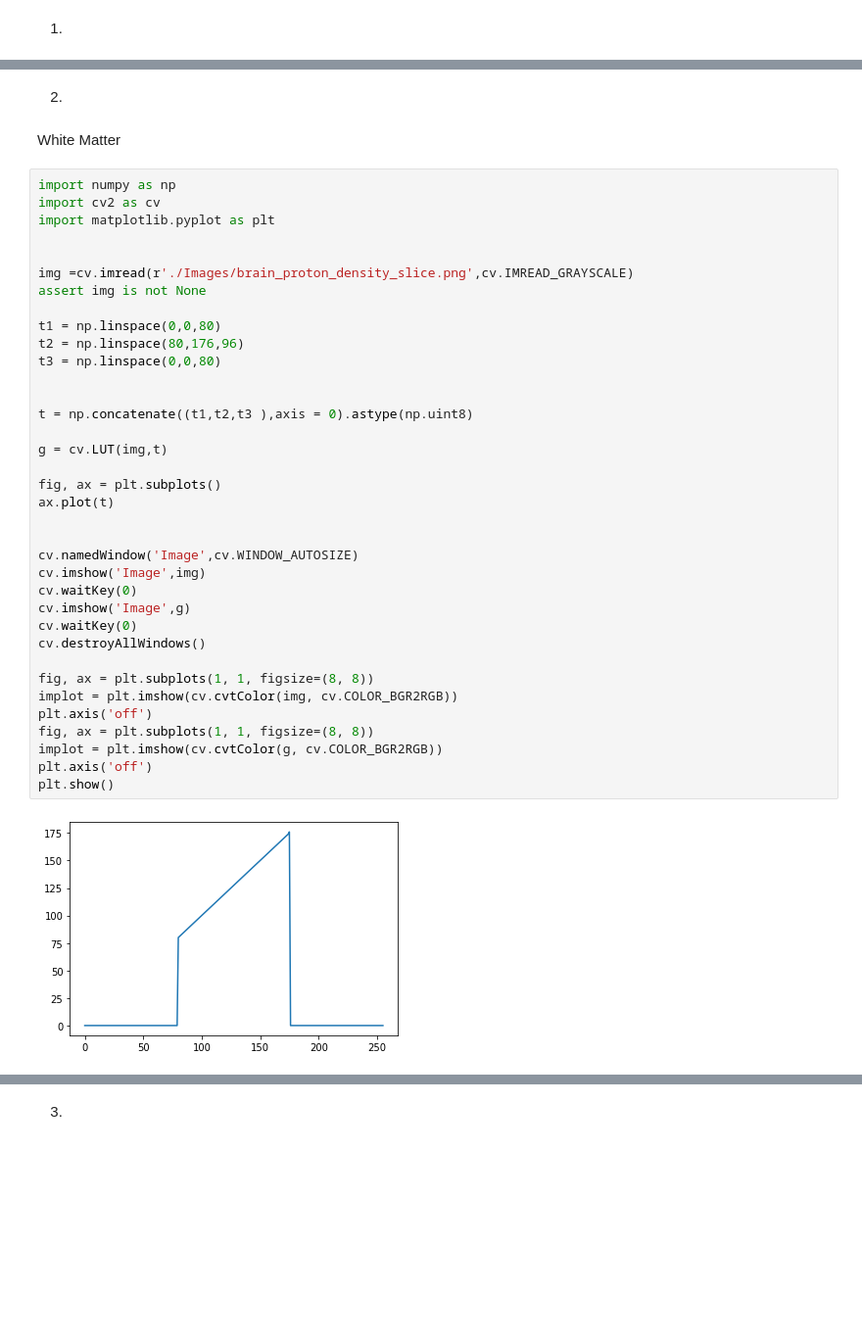
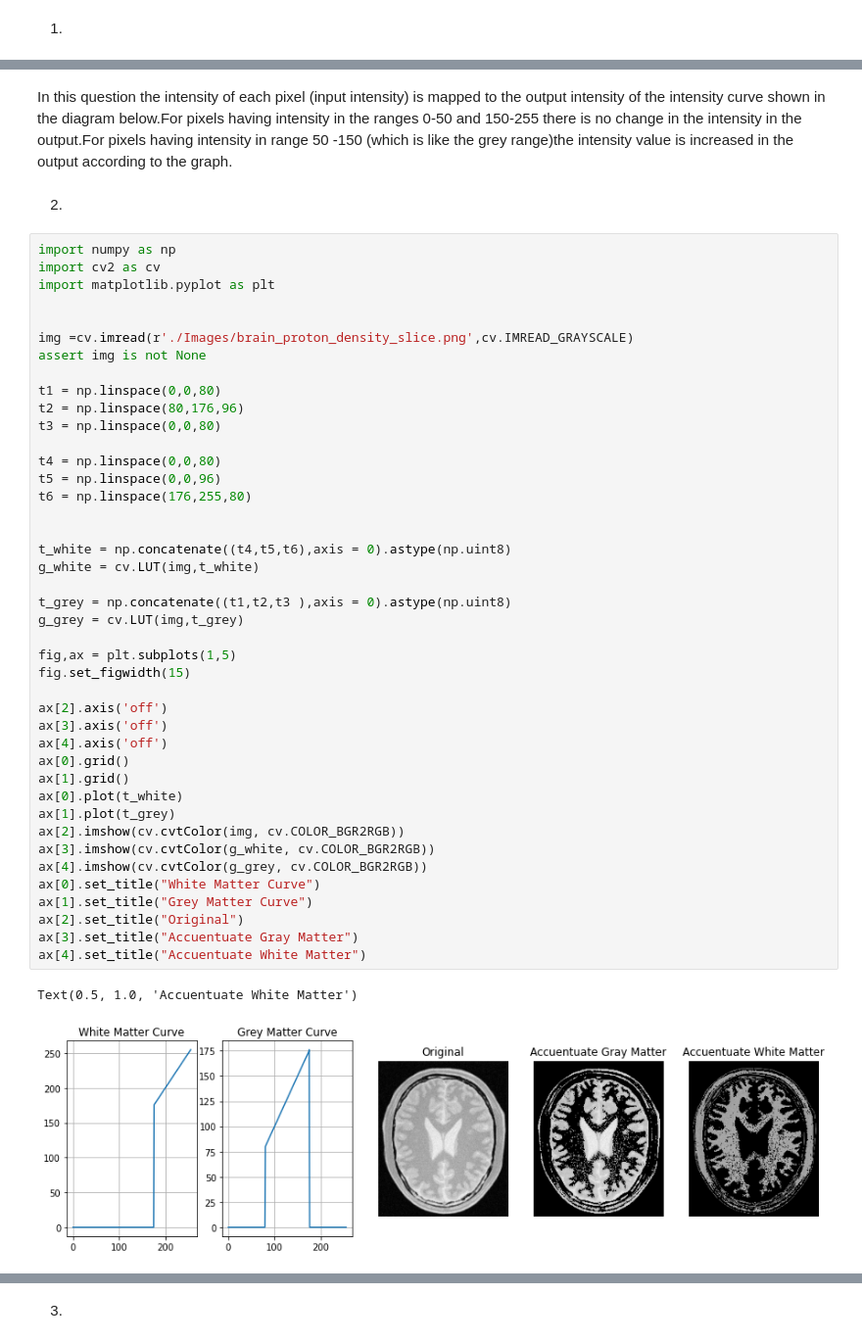
Before and after one commit to Maleeshas/Assignment_Image_Processing_EN2550, a Jupyter notebook: Assignment_01_190595J.ipynb, the cells around one changed output, grey strips where cells are left out. Shown at 98% size. Drawn from its saved outputs; the diff is of its cells as text; blank space fills up the shorter version.

Commit message:
Add reviews to questions,every question done till zoom question (5)

```diff
--- a/Assignment_01_190595J.ipynb
+++ b/Assignment_01_190595J.ipynb
@@ -49,42 +41,49 @@ plt.show()
+# %% [markdown]
+In this question the intensity of each pixel (input intensity) is mapped to the output intensity of the intensity curve shown in the diagram below.For pixels having intensity  in the ranges 0-50 and 150-255 there is no change in the intensity in the output.For pixels having intensity in range 50 -150 (which is like the grey range)the intensity value is increased in the output according to the graph.
 # %% [markdown]
 2)
-# %% [markdown]
-White Matter
 # %%
 import numpy as np
 import cv2 as cv
 import matplotlib.pyplot as plt
 
 
 img =cv.imread(r'./Images/brain_proton_density_slice.png',cv.IMREAD_GRAYSCALE)
 assert img is not None
 
 t1 = np.linspace(0,0,80)
 t2 = np.linspace(80,176,96)
 t3 = np.linspace(0,0,80)
 
-
-t = np.concatenate((t1,t2,t3 ),axis = 0).astype(np.uint8)
-
-g = cv.LUT(img,t)
-
-fig, ax = plt.subplots()
-ax.plot(t)
+t4 = np.linspace(0,0,80)
+t5 = np.linspace(0,0,96)
+t6 = np.linspace(176,255,80)
 
 
-cv.namedWindow('Image',cv.WINDOW_AUTOSIZE)
-cv.imshow('Image',img)
-cv.waitKey(0)
-cv.imshow('Image',g)
-cv.waitKey(0)
-cv.destroyAllWindows()
+t_white = np.concatenate((t4,t5,t6),axis = 0).astype(np.uint8)
+g_white = cv.LUT(img,t_white)
 
-fig, ax = plt.subplots(1, 1, figsize=(8, 8))
-implot = plt.imshow(cv.cvtColor(img, cv.COLOR_BGR2RGB))
-plt.axis('off')
-fig, ax = plt.subplots(1, 1, figsize=(8, 8))
-implot = plt.imshow(cv.cvtColor(g, cv.COLOR_BGR2RGB))
-plt.axis('off')
-plt.show()
+t_grey = np.concatenate((t1,t2,t3 ),axis = 0).astype(np.uint8)
+g_grey = cv.LUT(img,t_grey)
+
+fig,ax = plt.subplots(1,5)
+fig.set_figwidth(15)
+
+ax[2].axis('off')
+ax[3].axis('off')
+ax[4].axis('off')
+ax[0].grid()
+ax[1].grid()
+ax[0].plot(t_white)
+ax[1].plot(t_grey)
+ax[2].imshow(cv.cvtColor(img, cv.COLOR_BGR2RGB))
+ax[3].imshow(cv.cvtColor(g_white, cv.COLOR_BGR2RGB))
+ax[4].imshow(cv.cvtColor(g_grey, cv.COLOR_BGR2RGB))
+ax[0].set_title("White Matter Curve")
+ax[1].set_title("Grey Matter Curve")
+ax[2].set_title("Original")
+ax[3].set_title("Accuentuate Gray Matter")
+ax[4].set_title("Accuentuate White Matter")
 # %% [output]
+Text(0.5, 1.0, 'Accuentuate White Matter')
-[figure, old version]
+[figure, new version]
```
Also changed, not shown: parts of 16 cells of this notebook.
